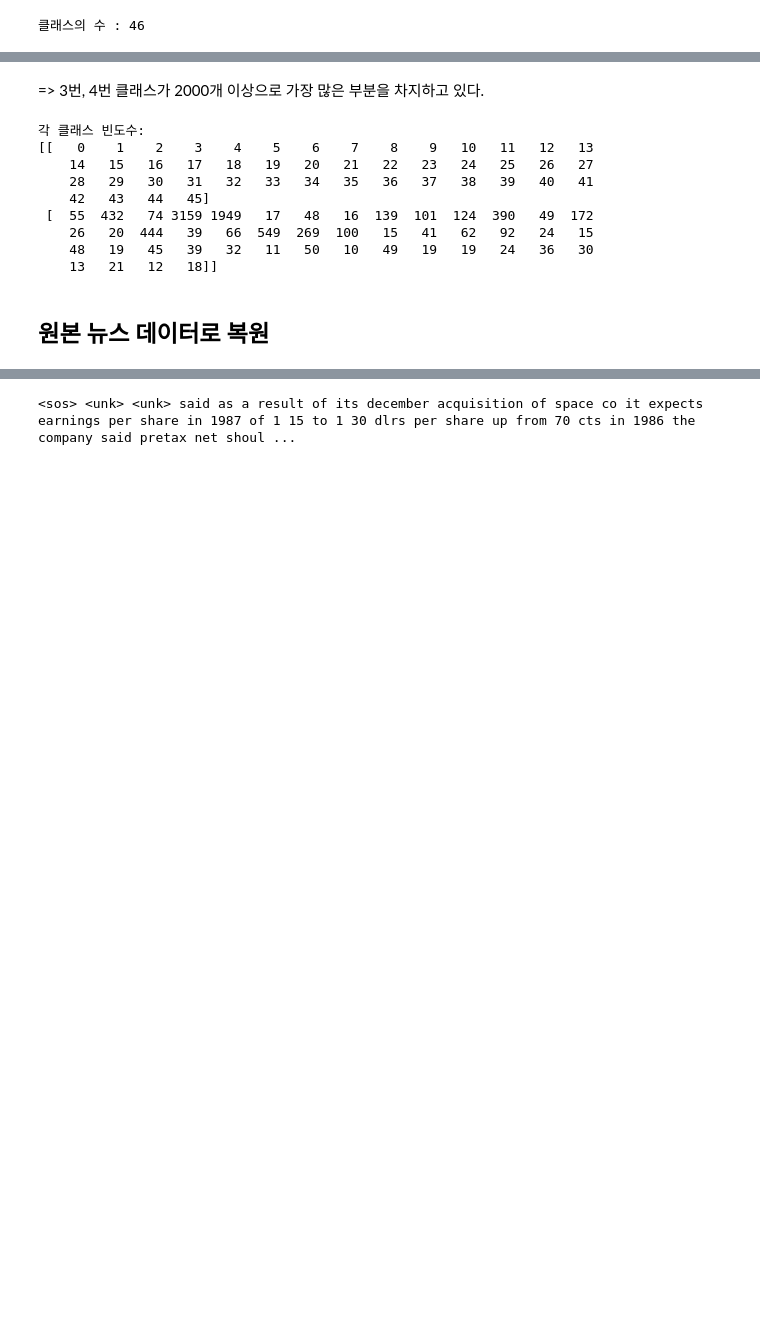
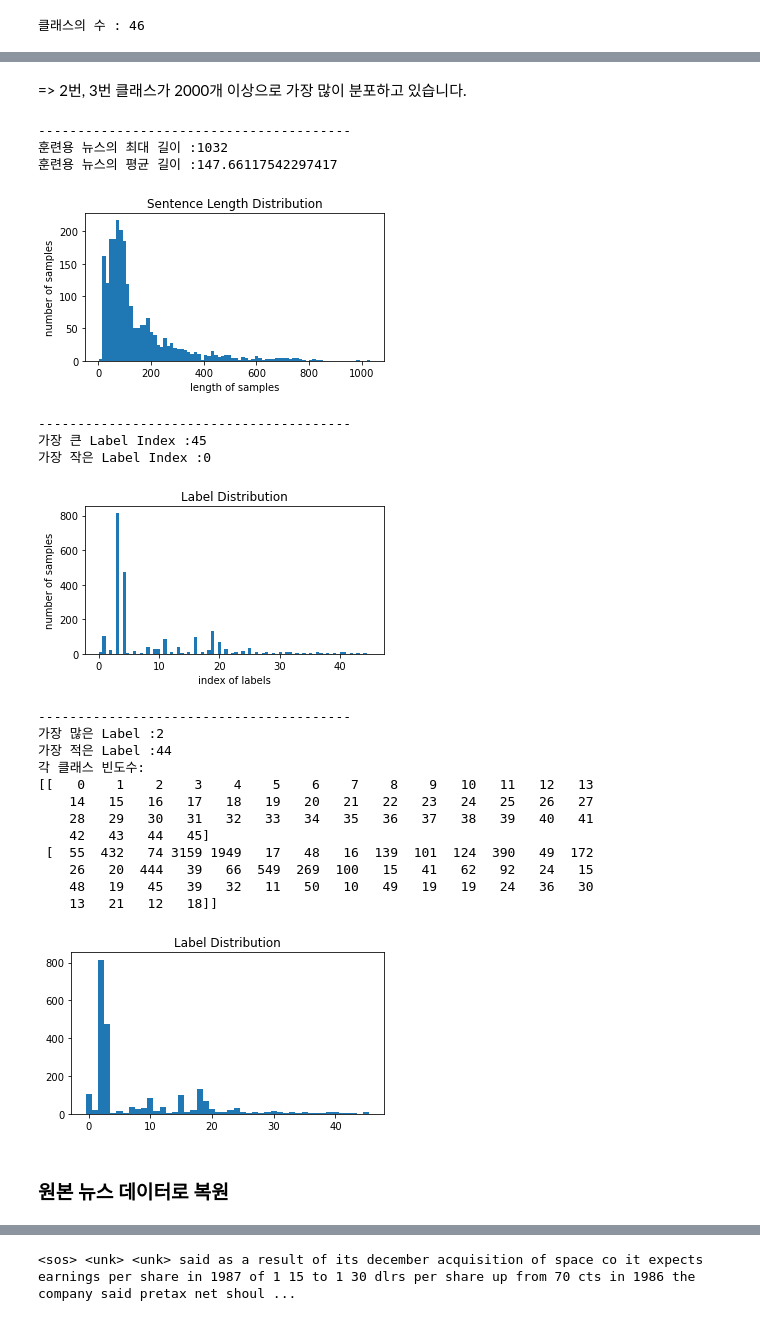
Before and after one commit to vg-rlo/aiffel-nlp-projects, a Jupyter notebook: MultiClassificationUsingML/MulticlassClassificationUsingML.ipynb, the cells around one changed output, grey strips where cells are left out. Saved outputs shown, nothing was run; the diff lists cells and outputs as text; code cells hidden in the pictures; blank space fills up the shorter version.

```diff
--- a/MultiClassificationUsingML/MulticlassClassificationUsingML.ipynb
+++ b/MultiClassificationUsingML/MulticlassClassificationUsingML.ipynb
@@ -63,18 +186,28 @@ sns.countplot(y_train)
 # %% [markdown]
-=> 3번, 4번 클래스가 2000개 이상으로 가장 많은 부분을 차지하고 있다.
+=> 2번, 3번 클래스가 2000개 이상으로 가장 많이 분포하고 있습니다.
-# %%
-unique_elements, counts_elements = np.unique(y_train, return_counts=True)
-print("각 클래스 빈도수:")
-print(np.asarray((unique_elements, counts_elements)))
-# %% [output]
-각 클래스 빈도수:
-[[   0    1    2    3    4    5    6    7    8    9   10   11   12   13
-    14   15   16   17   18   19   20   21   22   23   24   25   26   27
-    28   29   30   31   32   33   34   35   36   37   38   39   40   41
-    42   43   44   45]
- [  55  432   74 3159 1949   17   48   16  139  101  124  390   49  172
-    26   20  444   39   66  549  269  100   15   41   62   92   24   15
-    48   19   45   39   32   11   50   10   49   19   19   24   36   30
-    13   21   12   18]]
+# %%
+show_dist(x_test, y_test)
+# %% [output]
+----------------------------------------
+훈련용 뉴스의 최대 길이 :1032
+훈련용 뉴스의 평균 길이 :147.66117542297417
+[figure, added]
+----------------------------------------
+가장 큰 Label Index :45
+가장 작은 Label Index :0
+[figure, added]
+----------------------------------------
+가장 많은 Label :2
+가장 적은 Label :44
+각 클래스 빈도수:
+[[   0    1    2    3    4    5    6    7    8    9   10   11   12   13
+    14   15   16   17   18   19   20   21   22   23   24   25   26   27
+    28   29   30   31   32   33   34   35   36   37   38   39   40   41
+    42   43   44   45]
+ [  55  432   74 3159 1949   17   48   16  139  101  124  390   49  172
+    26   20  444   39   66  549  269  100   15   41   62   92   24   15
+    48   19   45   39   32   11   50   10   49   19   19   24   36   30
+    13   21   12   18]]
+[figure, added]
 # %% [markdown]
-## 원본 뉴스 데이터로 복원
+### 원본 뉴스 데이터로 복원
```
Also changed, not shown: parts of 115 cells of this notebook, 1 other file.
